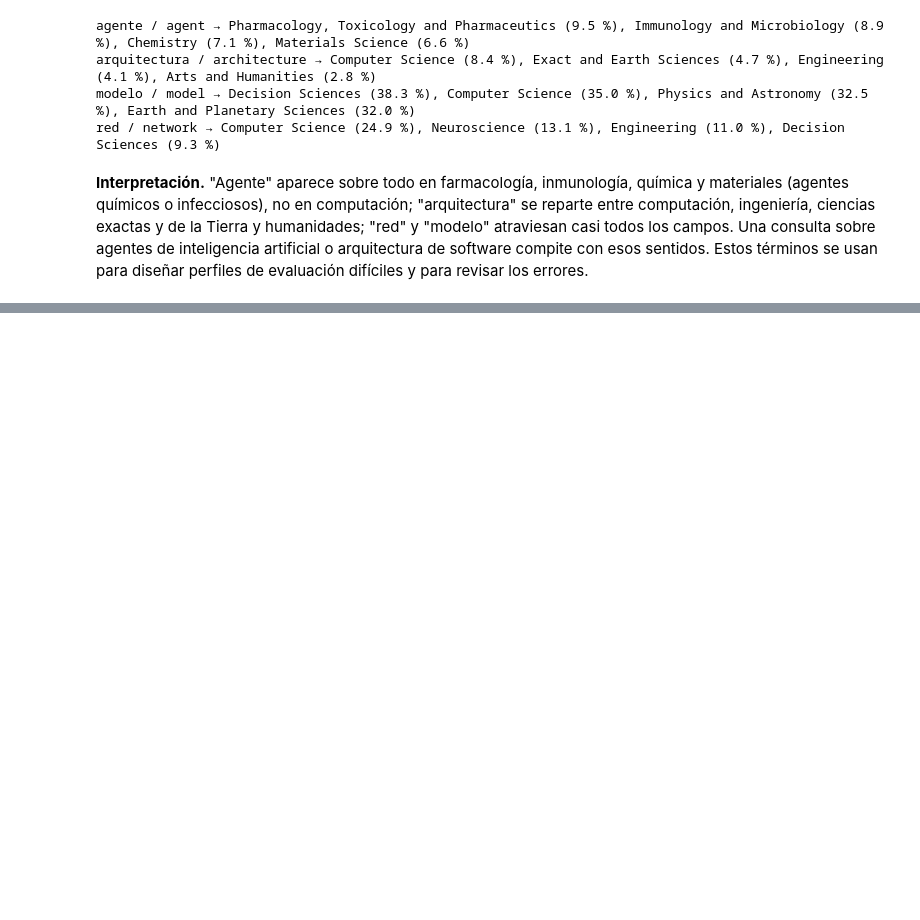
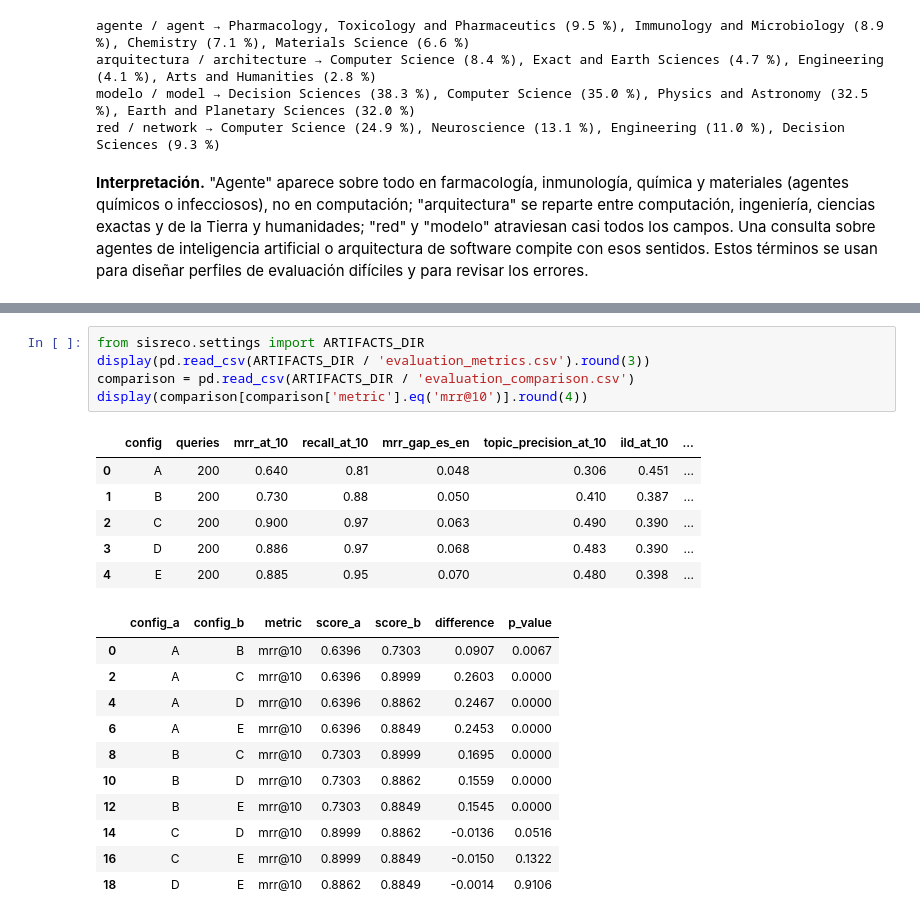
Before and after one commit to Sebas41/SistemaRecomendador, a Jupyter notebook: notebooks/01_recomendador_explicado.ipynb, the cells around one changed output, grey strips where cells are left out. Saved outputs shown, nothing was run; the diff lists cells and outputs as text; blank space fills up the shorter version.

Commit message:
docs(project): document final recommender, evaluation and bias analysis

```diff
--- a/notebooks/01_recomendador_explicado.ipynb
+++ b/notebooks/01_recomendador_explicado.ipynb
@@ -323,0 +320,23 @@ Instala el proyecto con python -m pip install -e '.[dev]'. Prepara los datos con
+# %%
+from sisreco.settings import ARTIFACTS_DIR
+display(pd.read_csv(ARTIFACTS_DIR / 'evaluation_metrics.csv').round(3))
+comparison = pd.read_csv(ARTIFACTS_DIR / 'evaluation_comparison.csv')
+display(comparison[comparison['metric'].eq('mrr@10')].round(4))
+# %% [output]
+|  | config | queries | mrr_at_10 | recall_at_10 | mrr_gap_es_en | topic_precision_at_10 | ild_at_10 | ... |
+| 0 | A | 200 | 0.640 | 0.81 | 0.048 | 0.306 | 0.451 | ... |
+| 1 | B | 200 | 0.730 | 0.88 | 0.050 | 0.410 | 0.387 | ... |
+| 2 | C | 200 | 0.900 | 0.97 | 0.063 | 0.490 | 0.390 | ... |
+| 3 | D | 200 | 0.886 | 0.97 | 0.068 | 0.483 | 0.390 | ... |
+| 4 | E | 200 | 0.885 | 0.95 | 0.070 | 0.480 | 0.398 | ... |
+|  | config_a | config_b | metric | score_a | score_b | difference | p_value |
+| 0 | A | B | mrr@10 | 0.6396 | 0.7303 | 0.0907 | 0.0067 |
+| 2 | A | C | mrr@10 | 0.6396 | 0.8999 | 0.2603 | 0.0000 |
+| 4 | A | D | mrr@10 | 0.6396 | 0.8862 | 0.2467 | 0.0000 |
+| 6 | A | E | mrr@10 | 0.6396 | 0.8849 | 0.2453 | 0.0000 |
+| 8 | B | C | mrr@10 | 0.7303 | 0.8999 | 0.1695 | 0.0000 |
+| 10 | B | D | mrr@10 | 0.7303 | 0.8862 | 0.1559 | 0.0000 |
+| 12 | B | E | mrr@10 | 0.7303 | 0.8849 | 0.1545 | 0.0000 |
+| 14 | C | D | mrr@10 | 0.8999 | 0.8862 | -0.0136 | 0.0516 |
+| 16 | C | E | mrr@10 | 0.8999 | 0.8849 | -0.0150 | 0.1322 |
+| 18 | D | E | mrr@10 | 0.8862 | 0.8849 | -0.0014 | 0.9106 |
```
Also changed, not shown: parts of 39 cells of this notebook, 5 other files.
